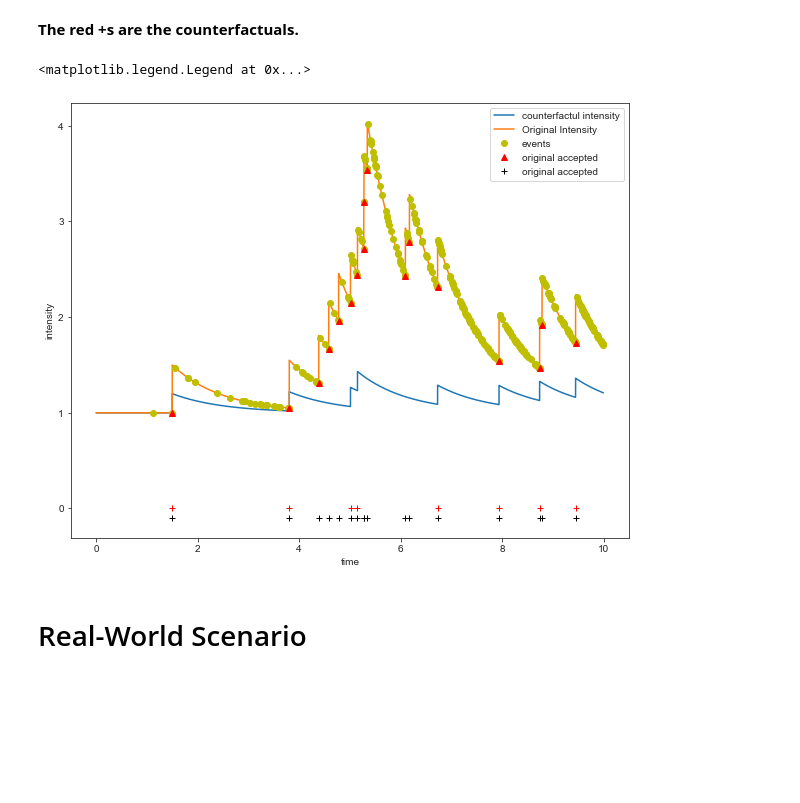
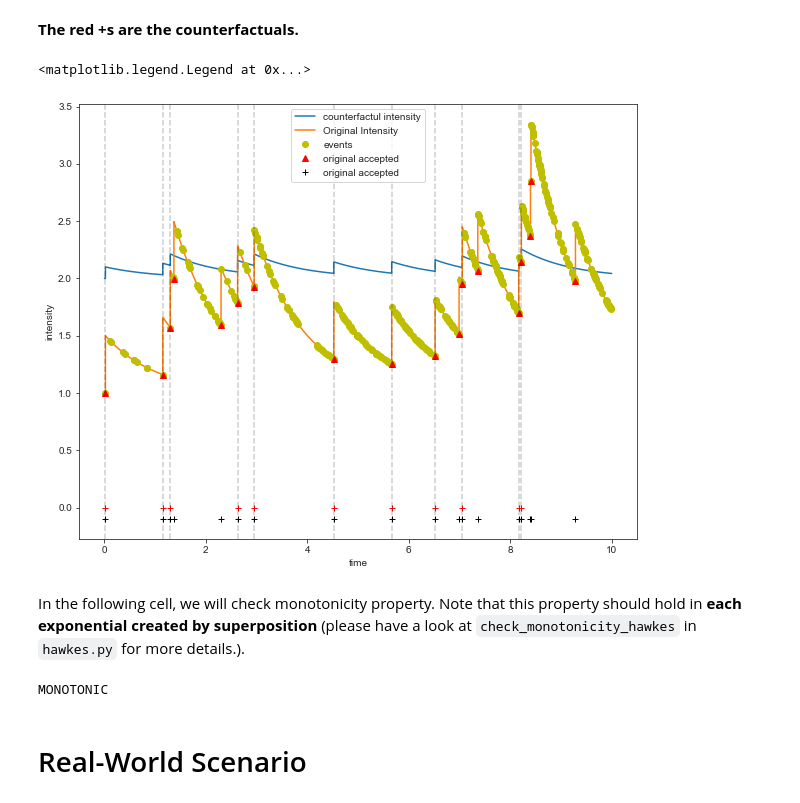
Before and after one commit to Networks-Learning/counterfactual-tpp, a Jupyter notebook: src/hawkes/hawkes.ipynb, the cells around one changed output. Saved outputs shown, nothing was run; the diff lists cells and outputs as text; code cells hidden in the pictures; blank space fills up the shorter version.

```diff
--- a/src/hawkes/hawkes.ipynb
+++ b/src/hawkes/hawkes.ipynb
@@ -53,23 +53,31 @@ plt.legend()
 # %%
 # sampling from the counterfactual intensity.
-new_mu0 = 1
-new_alpha = 0.2
+new_mu0 = 2
+new_alpha = 0.1
 real_counterfactuals = sample_counterfactual_superposition(mu0, alpha, new_mu0, new_alpha, all_events, lambda_max, maxNev, w, T)
 # %% [markdown]
 **The red +s are the counterfactuals.**
 # %%
 plt.figure(figsize=(10, 8))
 plotHawkes(np.array(real_counterfactuals), new_mu0, new_alpha, w, T, 10000.0, label= 'counterfactul intensity')
 plt.plot(tvec, l_t, label = 'Original Intensity')
 plt.plot(all_samples, all_lambdas, 'oy', label = 'events')
 plt.plot(sampled_events,sampled_lambdas, 'r^', label = 'original accepted')
 plt.plot(sampled_events,np.full(len(sampled_events), -0.1), 'k+', label = 'original accepted')
+for xc in real_counterfactuals:
+    plt.axvline(x=xc, color = 'k', ls = '--', alpha = 0.2)
 plt.xlabel('time')
 plt.ylabel('intensity')
 plt.legend()
 # %% [output]
 <matplotlib.legend.Legend at 0x...>
-[figure, old version]
+[figure, new version]
+# %% [markdown]
+In the following cell, we will check monotonicity property. Note that this property should hold in **each exponential created by superposition** (please have a look at `check_monotonicity_hawkes` in `hawkes.py` for more details.).
+# %%
+check_monotonicity_hawkes(mu0, alpha, new_mu0, new_alpha, all_events, sampled_events, real_counterfactuals, w)
+# %% [output]
+MONOTONIC
 # %% [markdown]
 # Real-World Scenario
 # %%
```
Also changed, not shown: parts of 8 cells of this notebook, 1 other file.
